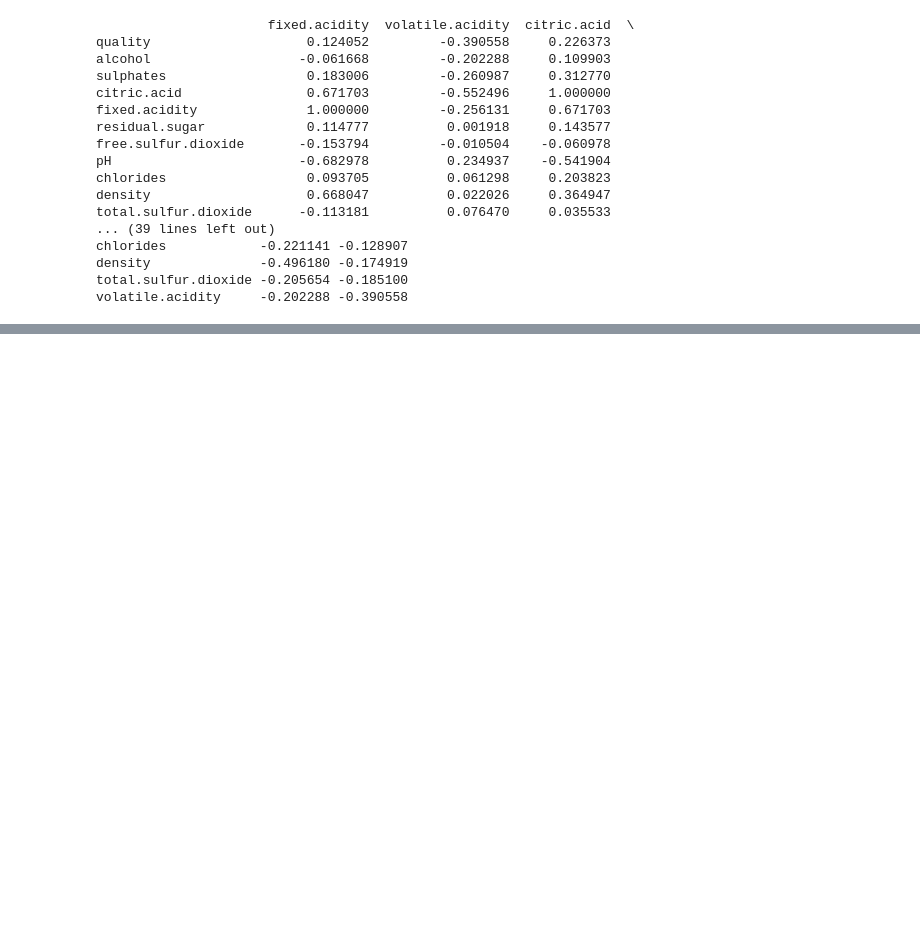
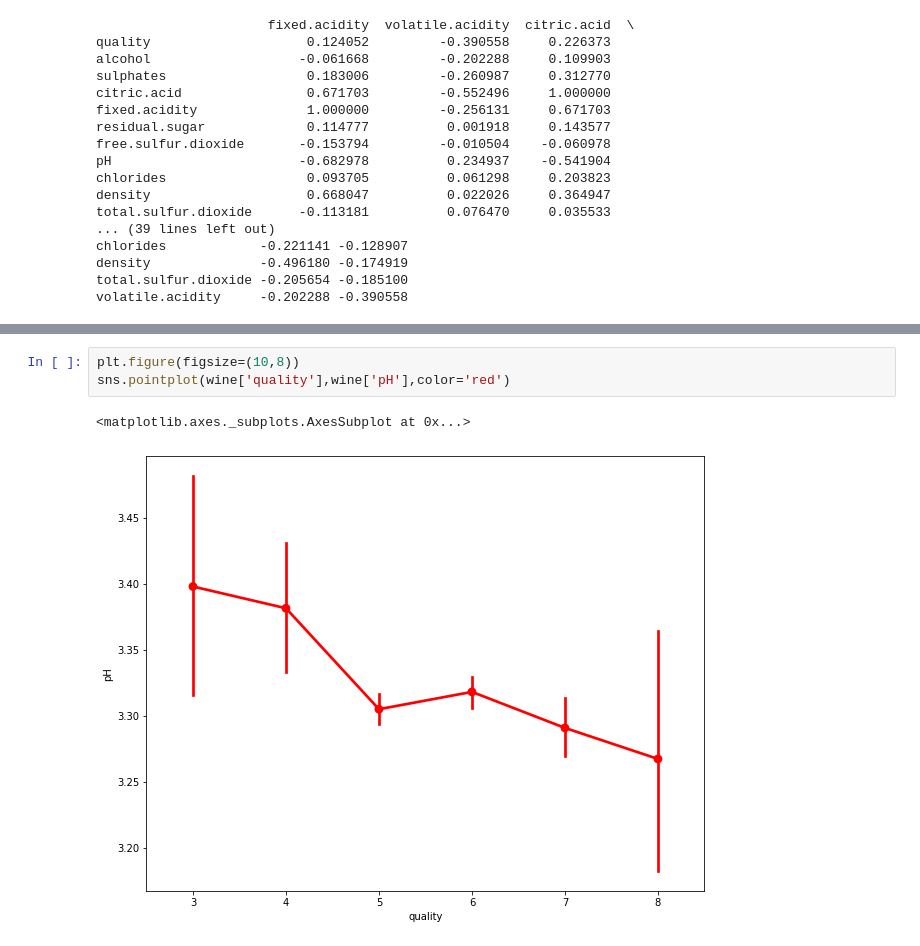
Before and after one commit to prasannasand/Data-Science-Python, a Jupyter notebook: winequality analysis.ipynb, the cells around one changed output, grey strips where cells are left out. Cells and saved outputs as stored; diff of their text form; blank space fills up the shorter version.

Commit message:
added extended plots

```diff
--- a/winequality analysis.ipynb
+++ b/winequality analysis.ipynb
@@ -147 +154,7 @@ sns.boxplot('quality','free.sulfur.dioxide',data=wine)
 [figure]
+# %%
+plt.figure(figsize=(10,8))
+sns.pointplot(wine['quality'],wine['pH'],color='red')
+# %% [output]
+<matplotlib.axes._subplots.AxesSubplot at 0x...>
+[figure, added]
```
Also changed, not shown: parts of 10 cells of this notebook, 1 other file.
